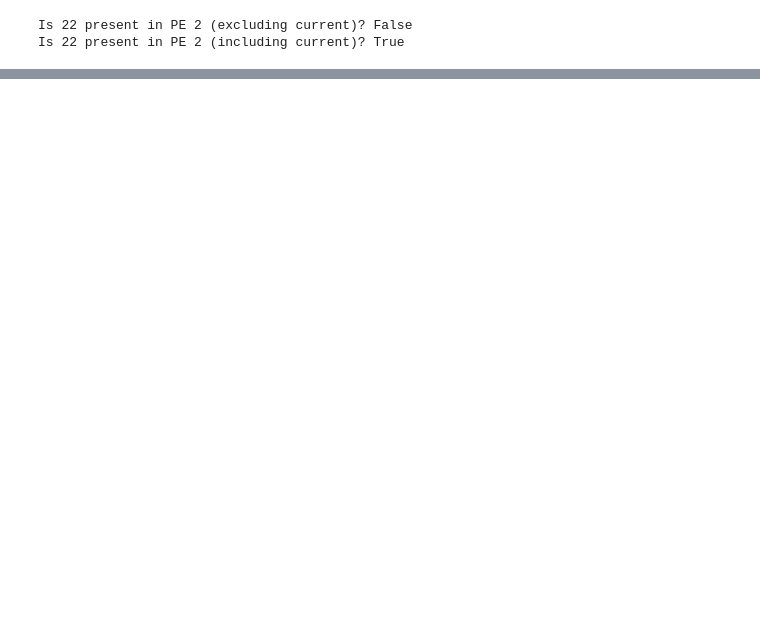
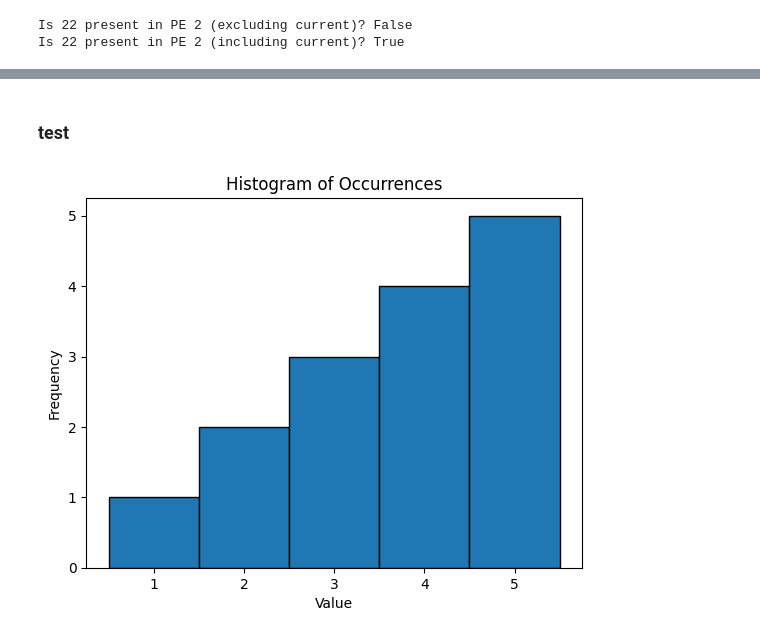
Before and after one commit to os717/GBP-Model, a Jupyter notebook: GBP_Simulations/deleteme.ipynb, the cells around one changed output, grey strips where cells are left out. Saved outputs shown, nothing was run; the diff lists cells and outputs as text; code cells hidden in the pictures; blank space fills up the shorter version.

```diff
--- a/GBP_Simulations/deleteme.ipynb
+++ b/GBP_Simulations/deleteme.ipynb
@@ -52,0 +600,20 @@ Is 22 present in PE 2 (including current)? True
+# %% [markdown]
+### test
+# %%
+import matplotlib.pyplot as plt
+
+# Example list of occurrences
+occurrences = [1, 2, 2, 3, 3, 3, 4, 4, 4, 4, 5, 5, 5, 5, 5]
+
+# Create histogram
+plt.hist(occurrences, bins=range(min(occurrences), max(occurrences) + 2), edgecolor='black', align='left')
+
+# Add title and labels
+plt.title('Histogram of Occurrences')
+plt.xlabel('Value')
+plt.ylabel('Frequency')
+
+# Show the plot
+plt.show()
+# %% [output]
+[figure, added]
```
Also changed, not shown: parts of 21 cells of this notebook, 43 other files.
